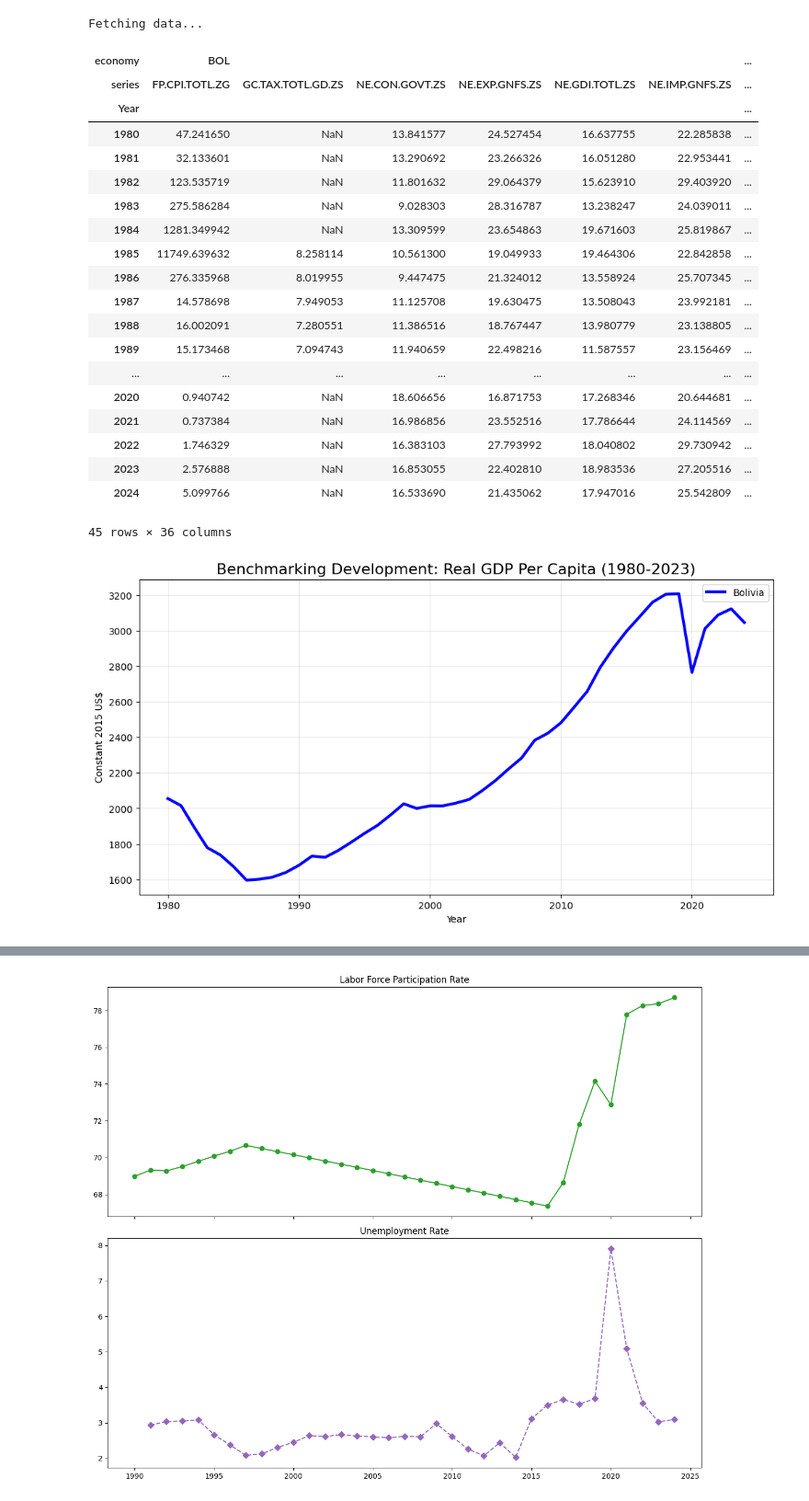
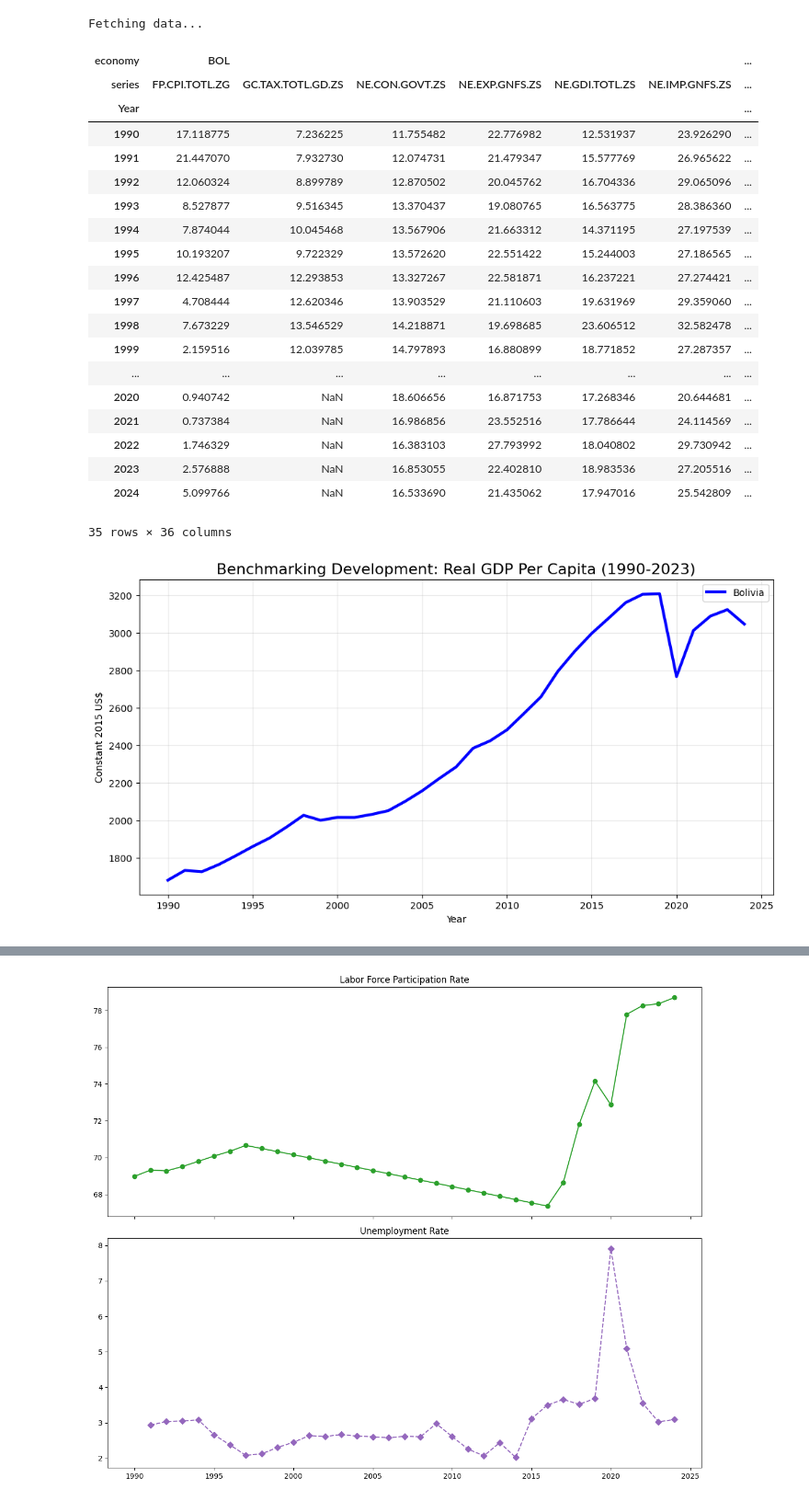
Before and after one commit to zackdihel/ECON-5200-Data-Analytics, a Jupyter notebook: Lab 3/[Lab_3]_Visualizing_Development_with_WBGAPI.ipynb, the cells around one changed output, grey strips where cells are left out. Shown at 92% size. Saved outputs shown, nothing was run; the diff lists cells and outputs as text; code cells hidden in the pictures.

```diff
--- a/Lab 3/[Lab_3]_Visualizing_Development_with_WBGAPI.ipynb
+++ b/Lab 3/[Lab_3]_Visualizing_Development_with_WBGAPI.ipynb
@@ -36,7 +36,7 @@ indicators = {
 }
 # %%
 print("Fetching data...")
-df_raw = wb.data.DataFrame(indicators, economy=country_codes, time=range(1980, 2025))
+df_raw = wb.data.DataFrame(indicators, economy=country_codes, time=range(1990, 2025))
 # %% [output]
 Fetching data...
 # %%
@@ -50,23 +50,23 @@ df
 | economy | BOL |  |  |  |  |  | ... |
 | series | FP.CPI.TOTL.ZG | GC.TAX.TOTL.GD.ZS | NE.CON.GOVT.ZS | NE.EXP.GNFS.ZS | NE.GDI.TOTL.ZS | NE.IMP.GNFS.ZS | ... |
 | Year |  |  |  |  |  |  | ... |
-| 1980 | 47.241650 | NaN | 13.841577 | 24.527454 | 16.637755 | 22.285838 | ... |
-| 1981 | 32.133601 | NaN | 13.290692 | 23.266326 | 16.051280 | 22.953441 | ... |
-| 1982 | 123.535719 | NaN | 11.801632 | 29.064379 | 15.623910 | 29.403920 | ... |
-| 1983 | 275.586284 | NaN | 9.028303 | 28.316787 | 13.238247 | 24.039011 | ... |
-| 1984 | 1281.349942 | NaN | 13.309599 | 23.654863 | 19.671603 | 25.819867 | ... |
-| 1985 | 11749.639632 | 8.258114 | 10.561300 | 19.049933 | 19.464306 | 22.842858 | ... |
-| 1986 | 276.335968 | 8.019955 | 9.447475 | 21.324012 | 13.558924 | 25.707345 | ... |
-| 1987 | 14.578698 | 7.949053 | 11.125708 | 19.630475 | 13.508043 | 23.992181 | ... |
-| 1988 | 16.002091 | 7.280551 | 11.386516 | 18.767447 | 13.980779 | 23.138805 | ... |
-| 1989 | 15.173468 | 7.094743 | 11.940659 | 22.498216 | 11.587557 | 23.156469 | ... |
+| 1990 | 17.118775 | 7.236225 | 11.755482 | 22.776982 | 12.531937 | 23.926290 | ... |
+| 1991 | 21.447070 | 7.932730 | 12.074731 | 21.479347 | 15.577769 | 26.965622 | ... |
+| 1992 | 12.060324 | 8.899789 | 12.870502 | 20.045762 | 16.704336 | 29.065096 | ... |
+| 1993 | 8.527877 | 9.516345 | 13.370437 | 19.080765 | 16.563775 | 28.386360 | ... |
+| 1994 | 7.874044 | 10.045468 | 13.567906 | 21.663312 | 14.371195 | 27.197539 | ... |
+| 1995 | 10.193207 | 9.722329 | 13.572620 | 22.551422 | 15.244003 | 27.186565 | ... |
+| 1996 | 12.425487 | 12.293853 | 13.327267 | 22.581871 | 16.237221 | 27.274421 | ... |
+| 1997 | 4.708444 | 12.620346 | 13.903529 | 21.110603 | 19.631969 | 29.359060 | ... |
+| 1998 | 7.673229 | 13.546529 | 14.218871 | 19.698685 | 23.606512 | 32.582478 | ... |
+| 1999 | 2.159516 | 12.039785 | 14.797893 | 16.880899 | 18.771852 | 27.287357 | ... |
 | ... | ... | ... | ... | ... | ... | ... | ... |
 | 2020 | 0.940742 | NaN | 18.606656 | 16.871753 | 17.268346 | 20.644681 | ... |
 | 2021 | 0.737384 | NaN | 16.986856 | 23.552516 | 17.786644 | 24.114569 | ... |
 | 2022 | 1.746329 | NaN | 16.383103 | 27.793992 | 18.040802 | 29.730942 | ... |
 | 2023 | 2.576888 | NaN | 16.853055 | 22.402810 | 18.983536 | 27.205516 | ... |
 | 2024 | 5.099766 | NaN | 16.533690 | 21.435062 | 17.947016 | 25.542809 | ... |
-45 rows × 36 columns
+35 rows × 36 columns
 # %%
 df.rename(columns=indicators, level=1, inplace=True)
 # %%
@@ -86,14 +86,14 @@ df_gtm['Budget_Balance'] = df_gtm['Tax_Rev_GDP'] - df_gtm['Gov_Exp_GDP']
 # %%
 plt.figure(figsize=(12, 6))
 plt.plot(df.index, df[('BOL', 'GDP_Per_Capita_Const')], label='Bolivia', color='blue', linewidth=3)
-plt.title('Benchmarking Development: Real GDP Per Capita (1980-2023)', fontsize=16)
+plt.title('Benchmarking Development: Real GDP Per Capita (1990-2023)', fontsize=16)
 plt.ylabel('Constant 2015 US$')
 plt.xlabel('Year')
 plt.legend()
 plt.grid(True, alpha=0.3)
 plt.show()
 # %% [output]
-[figure, old version]
+[figure, new version]
 # %%
 plt.figure(figsize=(12, 6))
 plt.plot(df.index, df[('BOL', 'GDP_Per_Capita_Const')], label='Bolivia', color='blue', linewidth=3)
```
Also changed, not shown: parts of 8 cells of this notebook.
